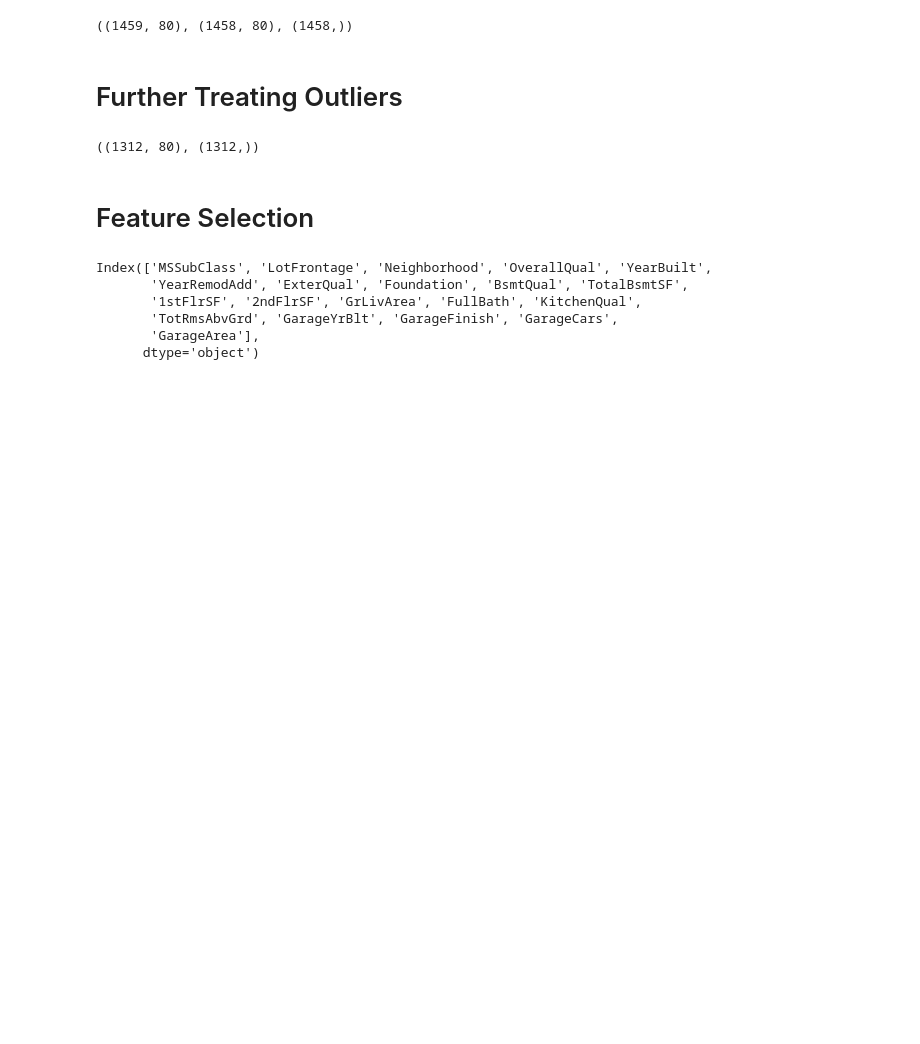
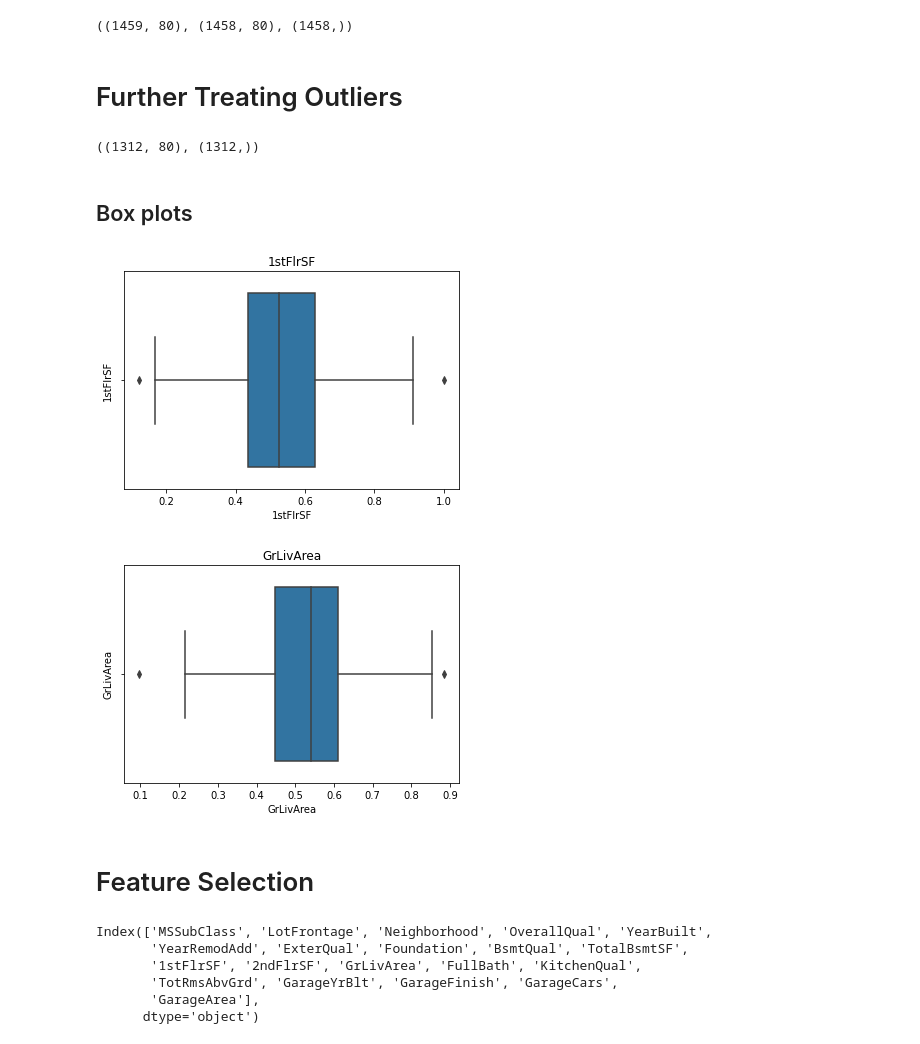
Before and after one commit to fnurrahmadi/data-portfolio, a Jupyter notebook: House Prices Prediction/Model Testing.ipynb, the cells around one changed output. Cells and saved outputs as stored; diff of their text form; code cells hidden in the pictures; blank space fills up the shorter version.

```diff
--- a/House Prices Prediction/Model Testing.ipynb
+++ b/House Prices Prediction/Model Testing.ipynb
@@ -46,3 +46,5 @@ y_train = y_train[mask]
 X_train.shape, y_train.shape
 # %% [output]
 ((1312, 80), (1312,))
+# %% [markdown]
+## Box plots
@@ -49,3 +54,17 @@ X_train.shape, y_train.shape
+# %%
+continuous = ['LotFrontage','LotArea','BsmtFinSF1','BsmtFinSF2','BsmtUnfSF','TotalBsmtSF','1stFlrSF','2ndFlrSF','LowQualFinSF','GrLivArea','GarageArea',
+              'WoodDeckSF','OpenPorchSF','EnclosedPorch','MasVnrArea','3SsnPorch','ScreenPorch','PoolArea','MiscVal']
+for col in continuous:
+    if 0 in X_train[col].unique():
+        pass
+    else:
+        sns.boxplot(data=X_train, x=col)
+        plt.ylabel(col)
+        plt.title(str(col))
+        plt.show()
+# %% [output]
+[figure, added]
+[figure, added]
 # %% [markdown]
 # Feature Selection
 # %%
```
Also changed, not shown: parts of 11 cells of this notebook, 4 other files.
